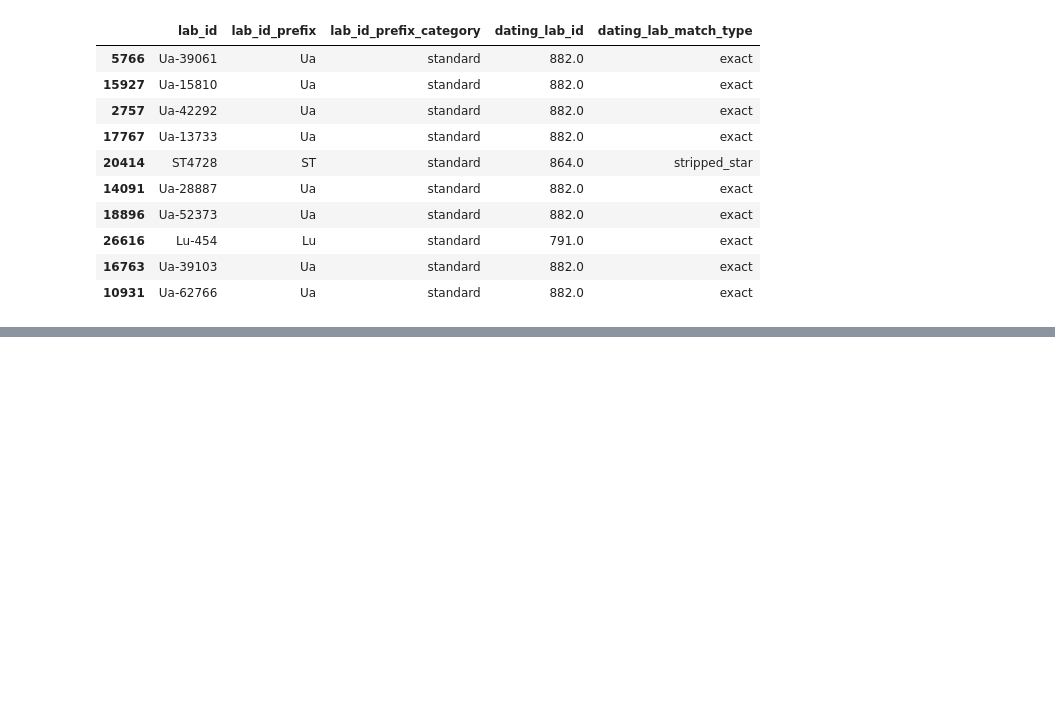
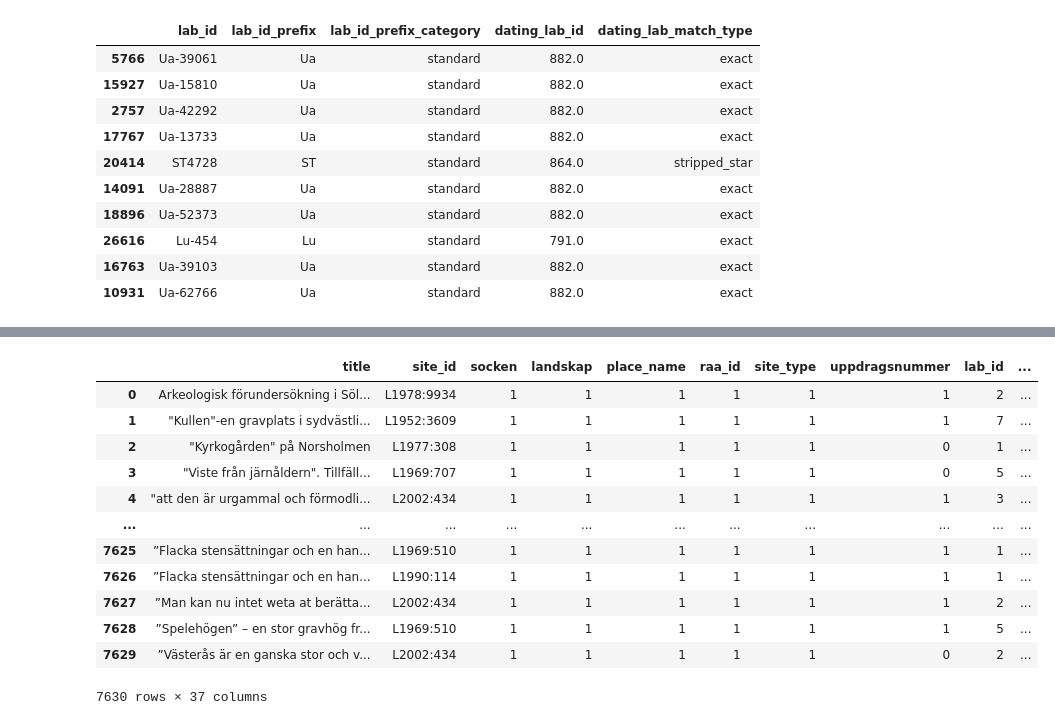
Before and after one commit to Br1CM/sead_strucke_data_cleaning, a Jupyter notebook: current/notebooks/exploration.ipynb, the cells around one changed output, grey strips where cells are left out. Drawn from its saved outputs; the diff is of its cells as text; code cells hidden in the pictures; blank space fills up the shorter version.

```diff
--- a/current/notebooks/exploration.ipynb
+++ b/current/notebooks/exploration.ipynb
@@ -1152,0 +1171,16 @@ df[["lab_id", "lab_id_prefix", "lab_id_prefix_category", "dating_lab_id", "datin
+# %%
+df.groupby(['title', 'site_id'], as_index=False).nunique()
+# %% [output]
+|  | title | site_id | socken | landskap | place_name | raa_id | site_type | uppdragsnummer | lab_id | ... |
+| 0 | Arkeologisk förundersökning i Söl... | L1978:9934 | 1 | 1 | 1 | 1 | 1 | 1 | 2 | ... |
+| 1 | "Kullen"-en gravplats i sydvästli... | L1952:3609 | 1 | 1 | 1 | 1 | 1 | 1 | 7 | ... |
+| 2 | "Kyrkogården" på Norsholmen | L1977:308 | 1 | 1 | 1 | 1 | 1 | 0 | 1 | ... |
+| 3 | "Viste från järnåldern". Tillfäll... | L1969:707 | 1 | 1 | 1 | 1 | 1 | 0 | 5 | ... |
+| 4 | "att den är urgammal och förmodli... | L2002:434 | 1 | 1 | 1 | 1 | 1 | 1 | 3 | ... |
+| ... | ... | ... | ... | ... | ... | ... | ... | ... | ... | ... |
+| 7625 | ”Flacka stensättningar och en han... | L1969:510 | 1 | 1 | 1 | 1 | 1 | 1 | 1 | ... |
+| 7626 | ”Flacka stensättningar och en han... | L1990:114 | 1 | 1 | 1 | 1 | 1 | 1 | 1 | ... |
+| 7627 | ”Man kan nu intet weta at berätta... | L2002:434 | 1 | 1 | 1 | 1 | 1 | 1 | 2 | ... |
+| 7628 | ”Spelehögen” – en stor gravhög fr... | L1969:510 | 1 | 1 | 1 | 1 | 1 | 1 | 5 | ... |
+| 7629 | ”Västerås är en ganska stor och v... | L2002:434 | 1 | 1 | 1 | 1 | 1 | 0 | 2 | ... |
+7630 rows × 37 columns
```
Also changed, not shown: parts of 5 cells of this notebook, 1 other file.
